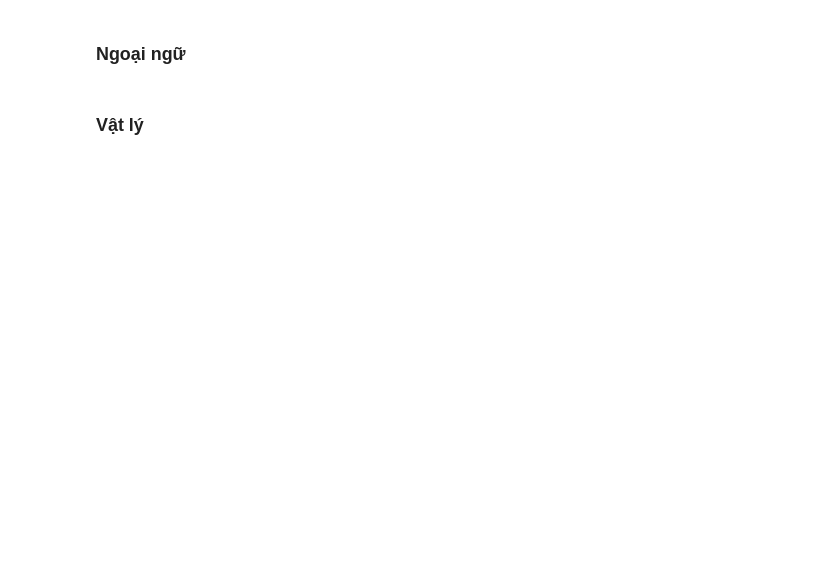
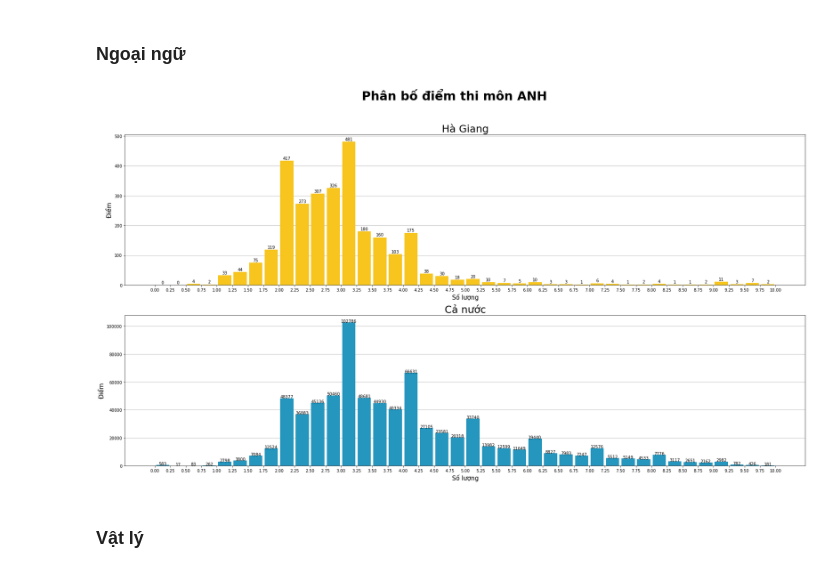
Before and after one commit to IrisStream/exam-cheating, a Jupyter notebook: src/report.ipynb, the cells around one changed output. Drawn from its saved outputs; the diff is of its cells as text; code cells hidden in the pictures; blank space fills up the shorter version.

```diff
--- a/src/report.ipynb
+++ b/src/report.ipynb
@@ -67,4 +113,8 @@ __Nhận xét:__
 # %% [markdown]
 ### Ngoại ngữ
+# %%
+draw_histogram_compare(DEFAULT_PROVINCE_NAME, 'Cả nước', 'ANH')
+# %% [output]
+[figure, added]
 # %% [markdown]
 ### Vật lý
```
Also changed, not shown: parts of 17 cells of this notebook.
